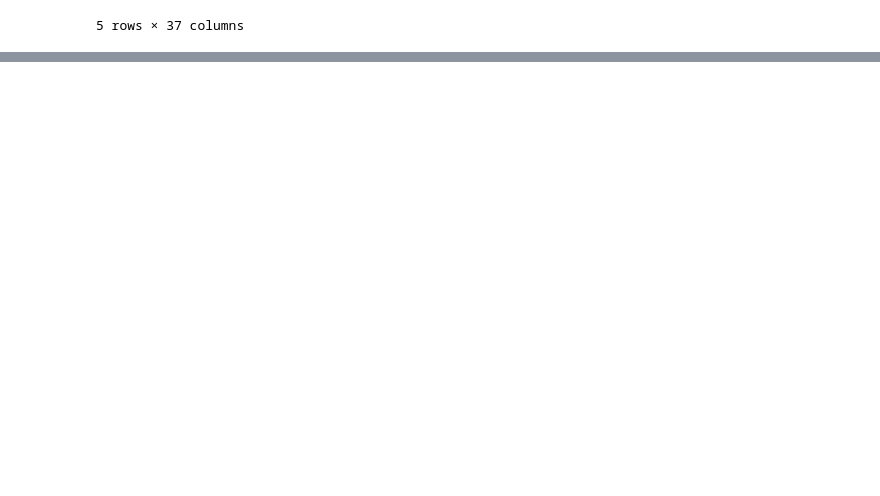
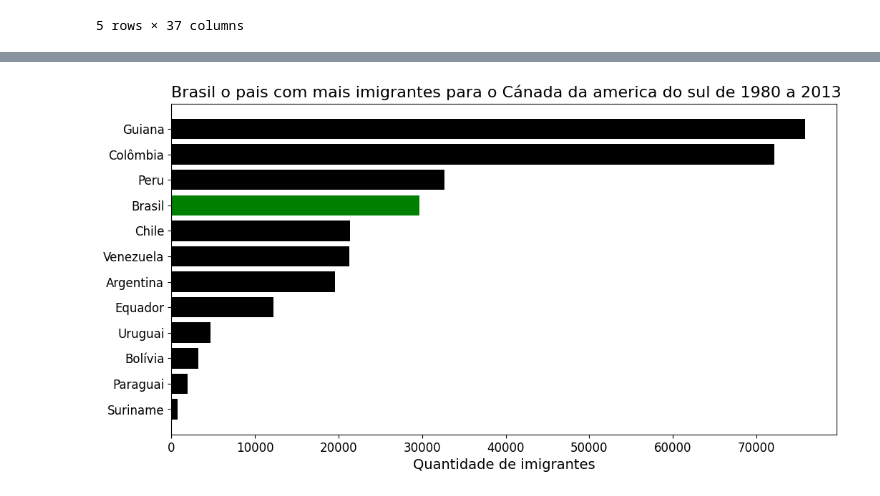
Before and after one commit to Marlon-Santiago/Alanisando_dados_Imigratorios_Canada, a Jupyter notebook: Imigrantes_canada_analise.ipynb, the cells around one changed output, grey strips where cells are left out. Cells and saved outputs as stored; diff of their text form; code cells hidden in the pictures; blank space fills up the shorter version.

```diff
--- a/Imigrantes_canada_analise.ipynb
+++ b/Imigrantes_canada_analise.ipynb
@@ -278,0 +293,25 @@ america_do_sul.head()
+# %%
+america_do_sul_sorted = america_do_sul.sort_values('Total', ascending = True)
+# %%
+cor = []
+
+for pais in america_do_sul_sorted.index:
+
+    if pais == 'Brasil':
+        cor.append('green')
+
+    else:
+        cor.append('black')
+# %%
+fig, ax = plt.subplots(figsize = (12, 6))
+ax.barh(america_do_sul_sorted.index, america_do_sul_sorted['Total'], color = cor)
+ax.set_title('Brasil o pais com mais imigrantes para o Cánada da america do sul de 1980 a 2013', loc='left', fontsize = 16)
+ax.set_ylabel('')
+ax.set_xlabel('Quantidade de imigrantes', fontsize = 14)
+ax.yaxis.set_tick_params(labelsize = 12)
+ax.xaxis.set_tick_params(labelsize = 12)
+
+
+plt.show()
+# %% [output]
+[figure, added]
```
Also changed, not shown: parts of 2 cells of this notebook.
